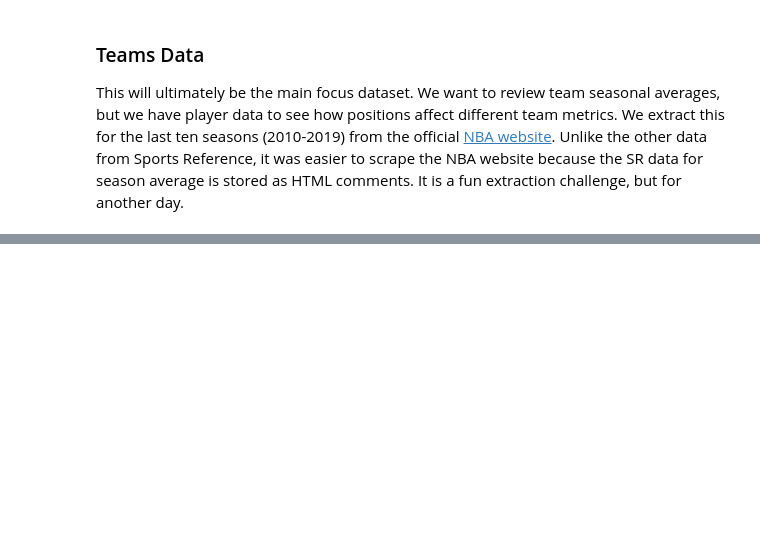
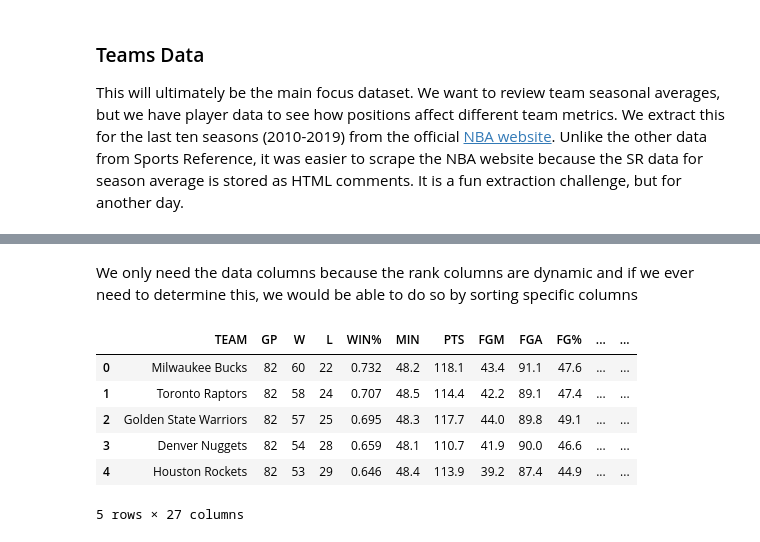
Before and after one commit to siawayforward/offense_wins_championships, a Jupyter notebook: teams.ipynb, the cells around one changed output, grey strips where cells are left out. Drawn from its saved outputs; the diff is of its cells as text; code cells hidden in the pictures; blank space fills up the shorter version.

```diff
--- a/teams.ipynb
+++ b/teams.ipynb
@@ -20,0 +51,16 @@ soup = bs(dr.page_source, 'html.parser').find('table')
+# %% [markdown]
+We only need the data columns because the rank columns are dynamic and if we ever need to determine this, we would be able to do so by sorting specific columns
+# %%
+raw_data.columns
+data = raw_data[['TEAM', 'GP', 'W', 'L', 'WIN%', 'MIN', 'PTS', 'FGM',
+       'FGA', 'FG%', '3PM', '3PA', '3P%', 'FTM', 'FTA', 'FT%', 'OREB', 'DREB',
+       'REB', 'AST', 'TOV', 'STL', 'BLK', 'BLKA', 'PF', 'PFD', '+/-']]
+data.head()
+# %% [output]
+|  | TEAM | GP | W | L | WIN% | MIN | PTS | FGM | FGA | FG% | ... | ... |
+| 0 | Milwaukee Bucks | 82 | 60 | 22 | 0.732 | 48.2 | 118.1 | 43.4 | 91.1 | 47.6 | ... | ... |
+| 1 | Toronto Raptors | 82 | 58 | 24 | 0.707 | 48.5 | 114.4 | 42.2 | 89.1 | 47.4 | ... | ... |
+| 2 | Golden State Warriors | 82 | 57 | 25 | 0.695 | 48.3 | 117.7 | 44.0 | 89.8 | 49.1 | ... | ... |
+| 3 | Denver Nuggets | 82 | 54 | 28 | 0.659 | 48.1 | 110.7 | 41.9 | 90.0 | 46.6 | ... | ... |
+| 4 | Houston Rockets | 82 | 53 | 29 | 0.646 | 48.4 | 113.9 | 39.2 | 87.4 | 44.9 | ... | ... |
+5 rows × 27 columns
```
Also changed, not shown: parts of 15 cells of this notebook.
